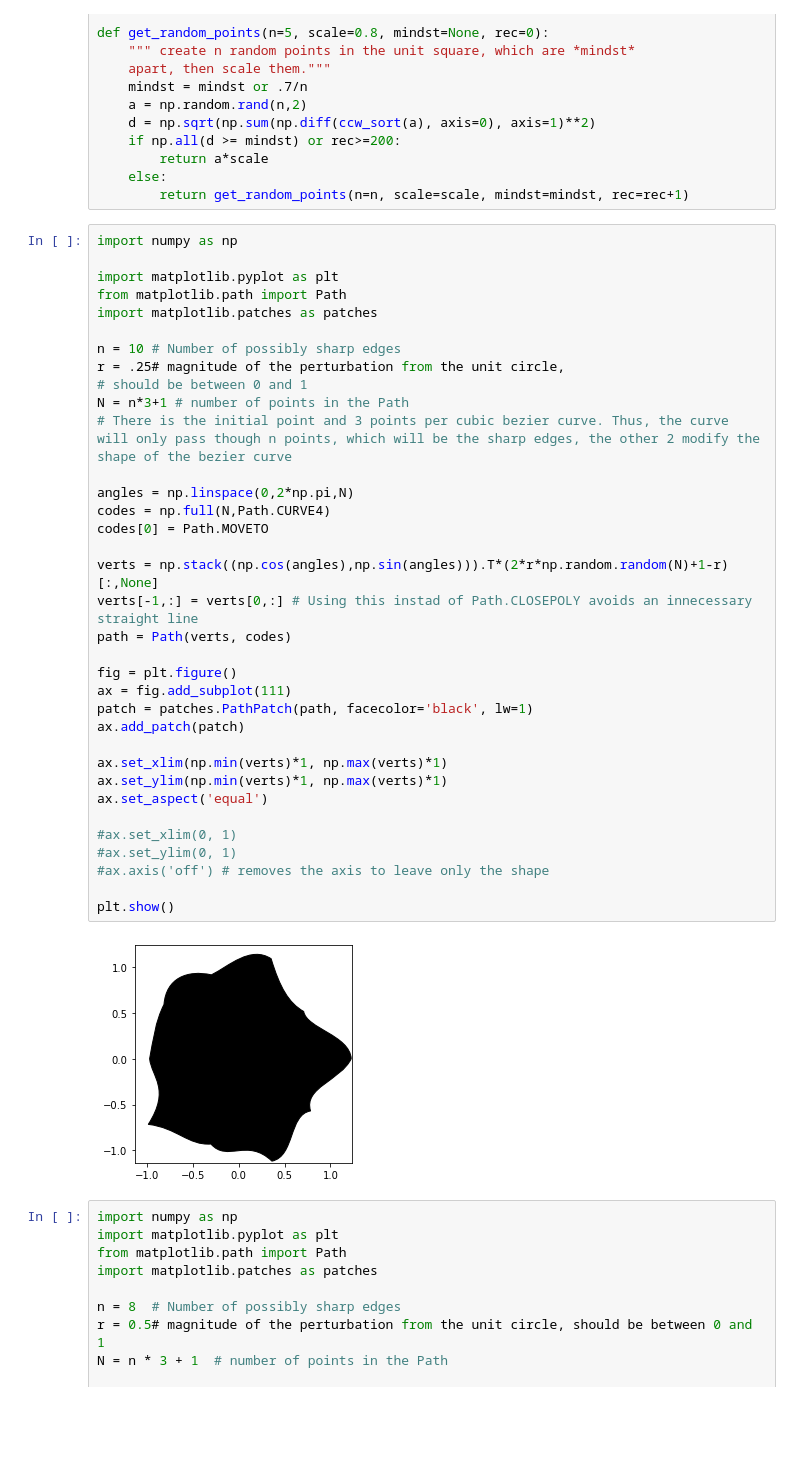
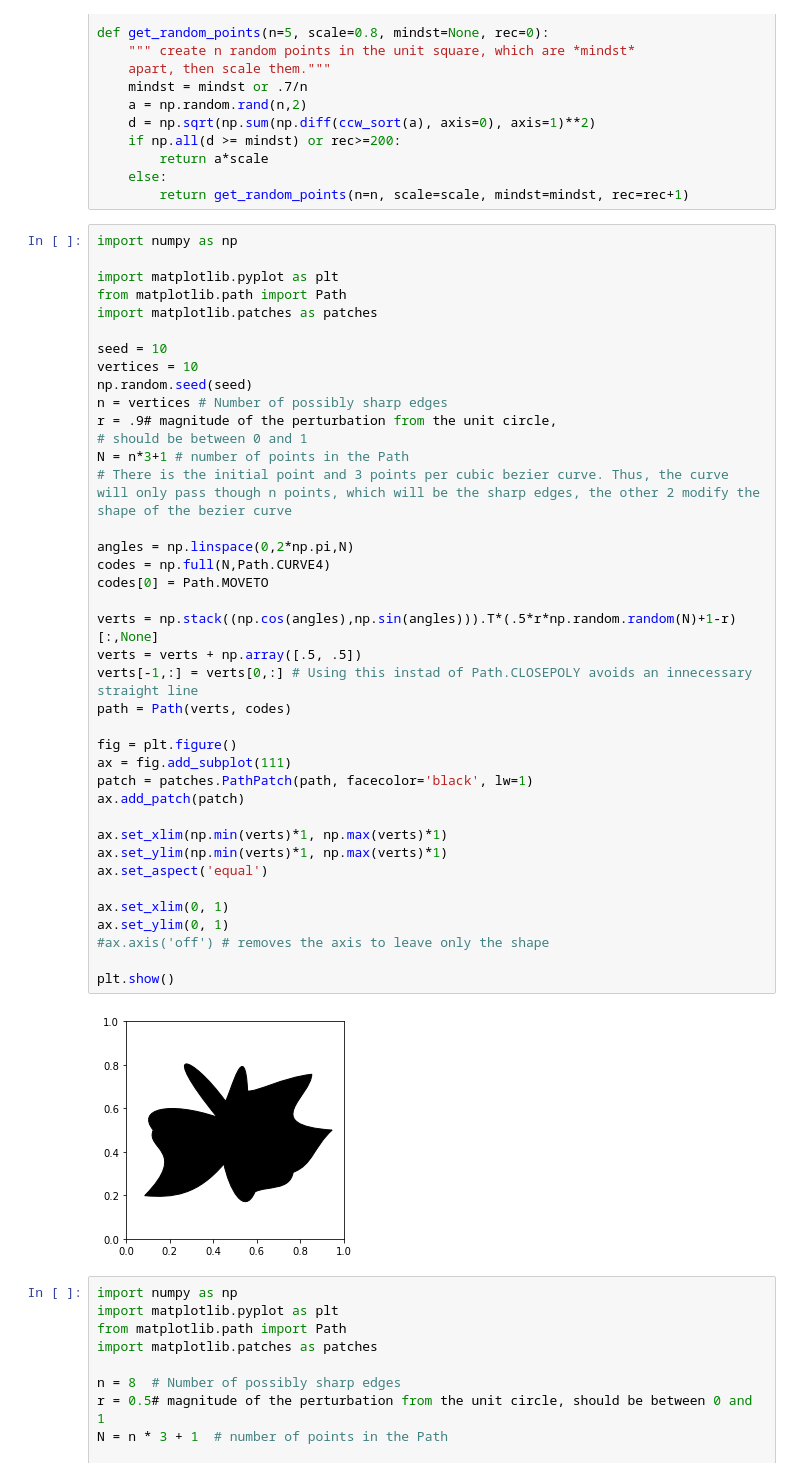
Before and after one commit to danay6/Transiting-megastructures, a Jupyter notebook: randimages.ipynb, the cells around one changed output. Saved outputs shown, nothing was run; the diff lists cells and outputs as text; blank space fills up the shorter version.

Commit message:
sharper images centered at .5, .5

```diff
--- a/randimages.ipynb
+++ b/randimages.ipynb
@@ -285,39 +285,43 @@ def get_random_points(n=5, scale=0.8, mindst=None, rec=0):
 import numpy as np
 
 import matplotlib.pyplot as plt
 from matplotlib.path import Path
 import matplotlib.patches as patches
 
-n = 10 # Number of possibly sharp edges
-r = .25# magnitude of the perturbation from the unit circle,
+seed = 10
+vertices = 10
+np.random.seed(seed)
+n = vertices # Number of possibly sharp edges
+r = .9# magnitude of the perturbation from the unit circle,
 # should be between 0 and 1
 N = n*3+1 # number of points in the Path
 # There is the initial point and 3 points per cubic bezier curve. Thus, the curve will only pass though n points, which will be the sharp edges, the other 2 modify the shape of the bezier curve
 
 angles = np.linspace(0,2*np.pi,N)
 codes = np.full(N,Path.CURVE4)
 codes[0] = Path.MOVETO
 
-verts = np.stack((np.cos(angles),np.sin(angles))).T*(2*r*np.random.random(N)+1-r)[:,None]
+verts = np.stack((np.cos(angles),np.sin(angles))).T*(.5*r*np.random.random(N)+1-r)[:,None]
+verts = verts + np.array([.5, .5])
 verts[-1,:] = verts[0,:] # Using this instad of Path.CLOSEPOLY avoids an innecessary straight line
 path = Path(verts, codes)
 
 fig = plt.figure()
 ax = fig.add_subplot(111)
 patch = patches.PathPatch(path, facecolor='black', lw=1)
 ax.add_patch(patch)
 
 ax.set_xlim(np.min(verts)*1, np.max(verts)*1)
 ax.set_ylim(np.min(verts)*1, np.max(verts)*1)
 ax.set_aspect('equal')
 
-#ax.set_xlim(0, 1)
-#ax.set_ylim(0, 1)
+ax.set_xlim(0, 1)
+ax.set_ylim(0, 1)
 #ax.axis('off') # removes the axis to leave only the shape
 
 plt.show()
 # %% [output]
-[figure, old version]
+[figure, new version]
 # %%
 import numpy as np
 import matplotlib.pyplot as plt
```
